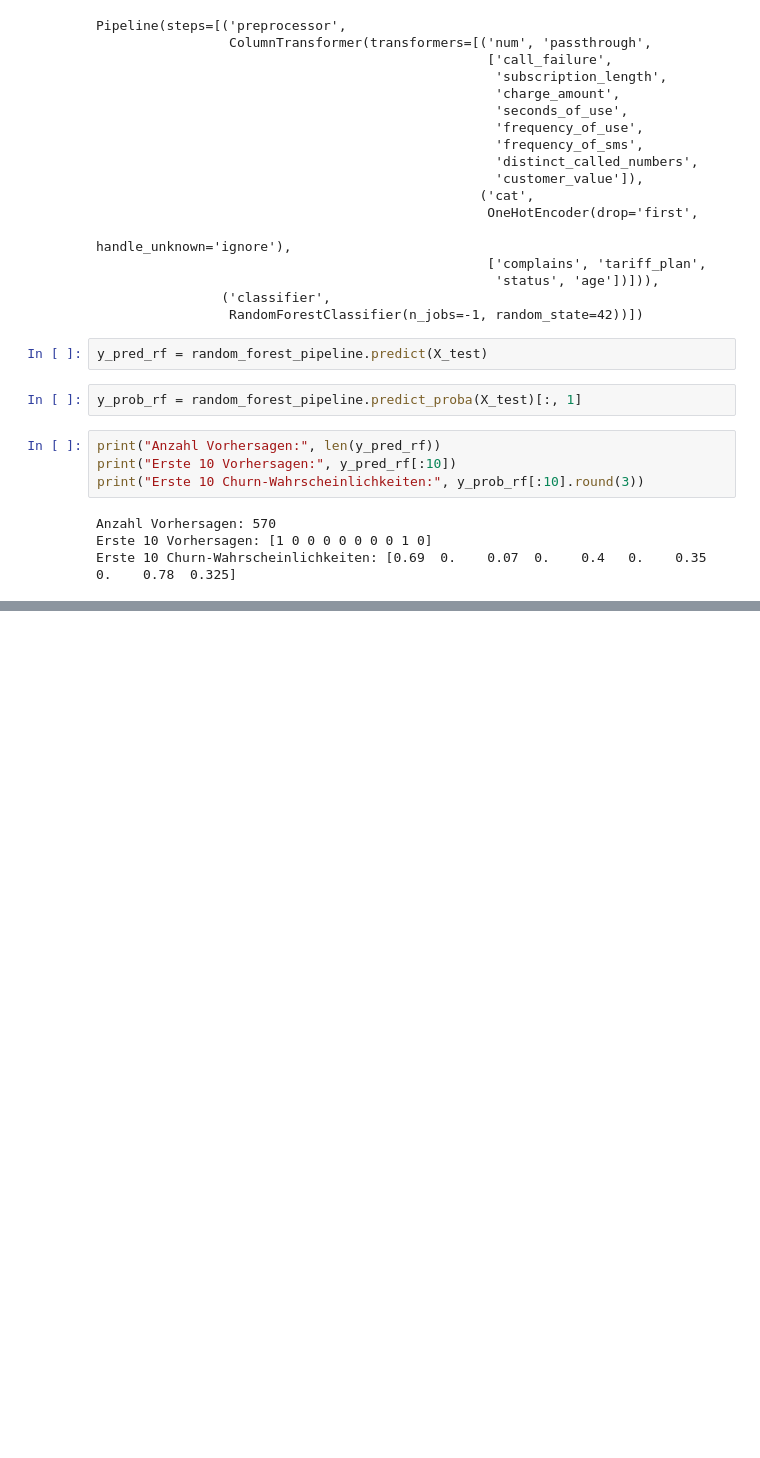
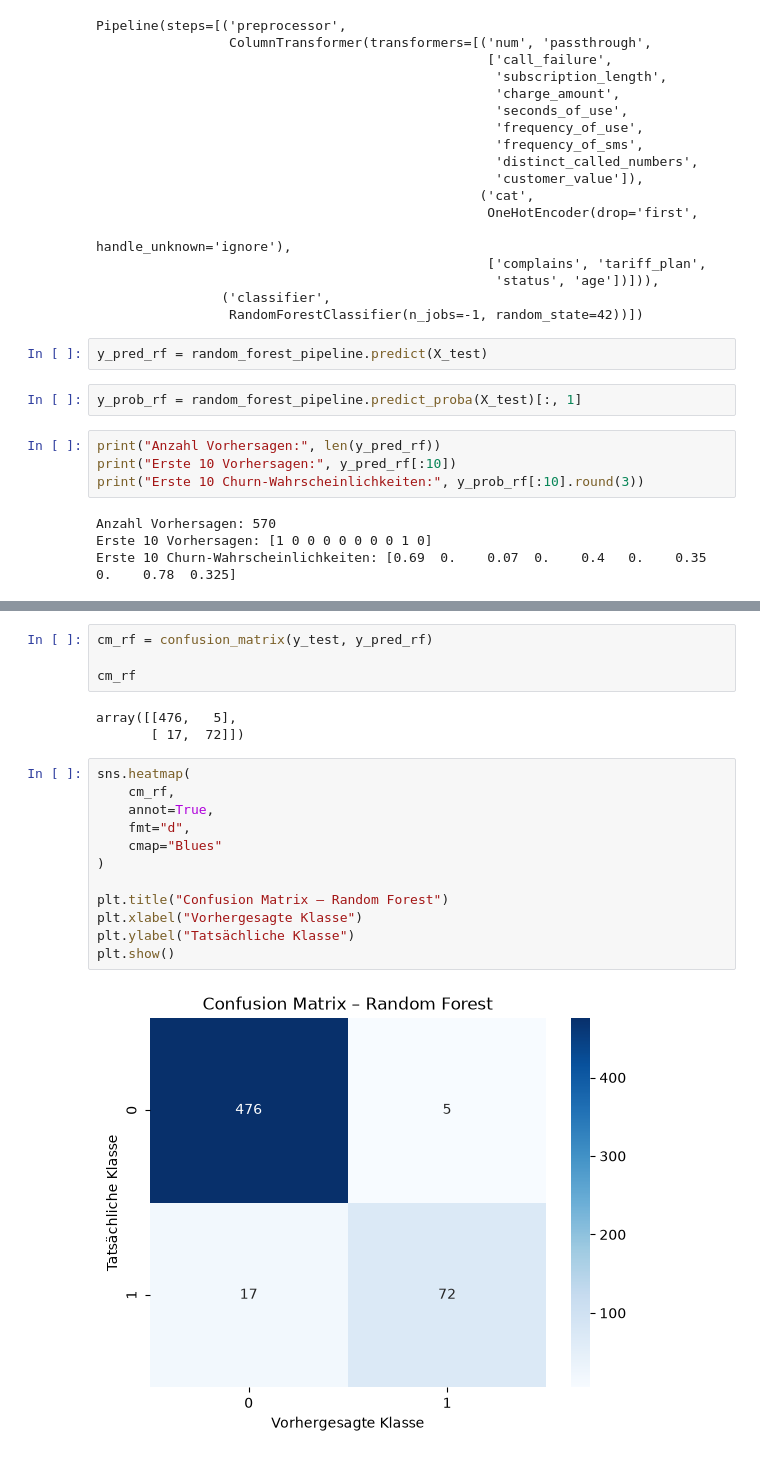
Before and after one commit to selma1405/telecom-customer-churn, a Jupyter notebook: notebooks/03_modeling.ipynb, the cells around one changed output, grey strips where cells are left out. Drawn from its saved outputs; the diff is of its cells as text; blank space fills up the shorter version.

```diff
--- a/notebooks/03_modeling.ipynb
+++ b/notebooks/03_modeling.ipynb
@@ -349,0 +383,21 @@ Erste 10 Churn-Wahrscheinlichkeiten: [0.69  0.    0.07  0.    0.4   0.    0.35
+# %%
+cm_rf = confusion_matrix(y_test, y_pred_rf)
+
+cm_rf
+# %% [output]
+array([[476,   5],
+       [ 17,  72]])
+# %%
+sns.heatmap(
+    cm_rf,
+    annot=True,
+    fmt="d",
+    cmap="Blues"
+)
+
+plt.title("Confusion Matrix – Random Forest")
+plt.xlabel("Vorhergesagte Klasse")
+plt.ylabel("Tatsächliche Klasse")
+plt.show()
+# %% [output]
+[figure, added]
```
Also changed, not shown: parts of 18 cells of this notebook.
